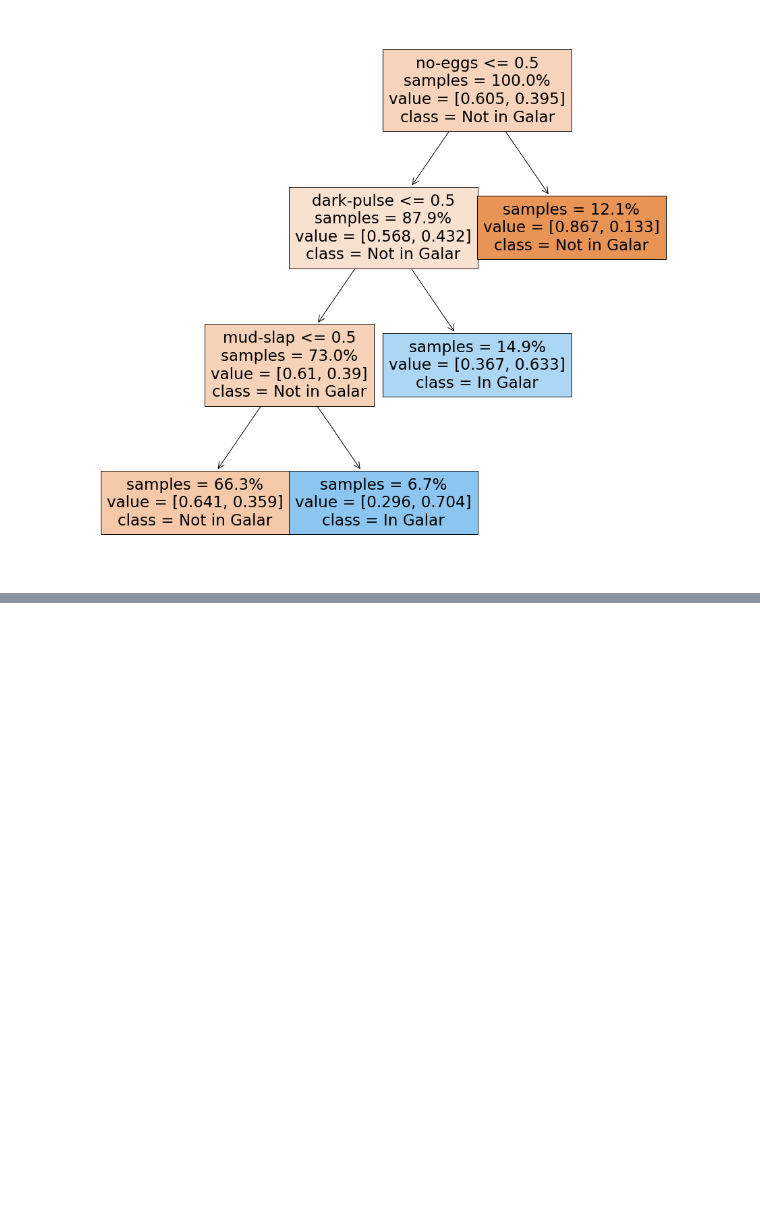
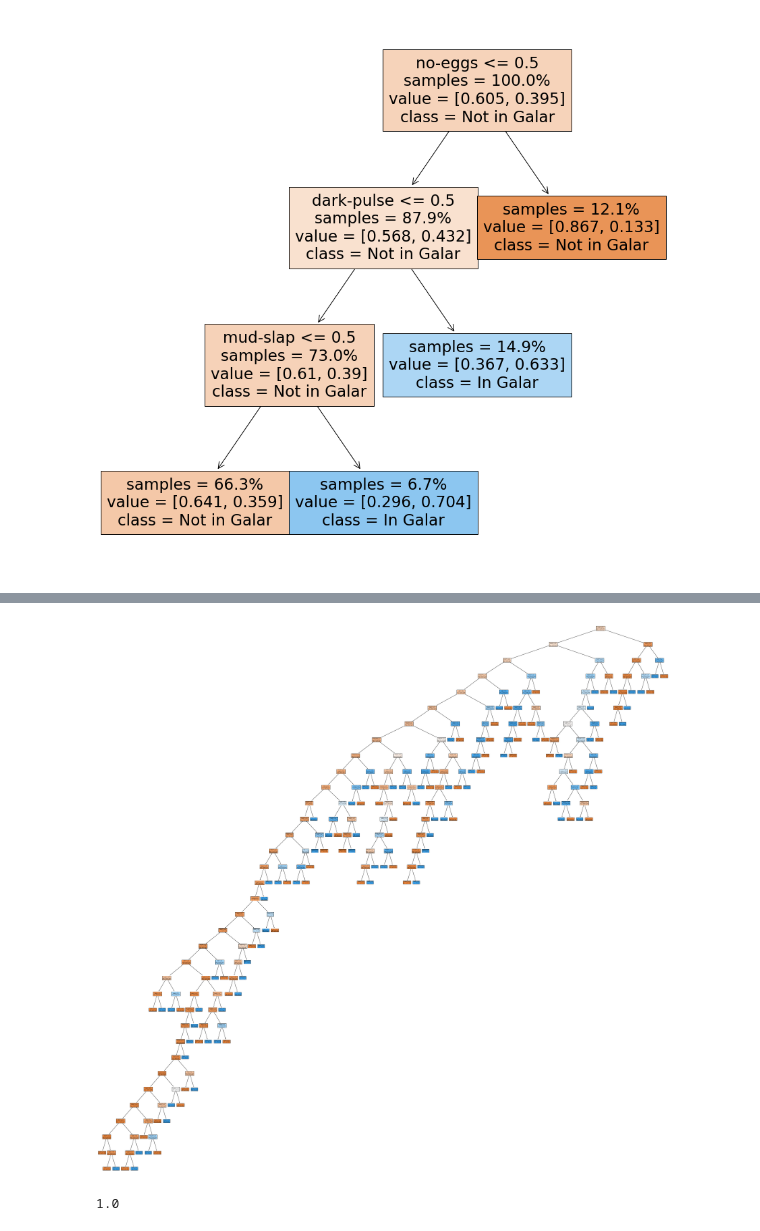
Before and after one commit to nwrim/small_projects, a Jupyter notebook: Pokemon_included_Galar_decision_tree.ipynb, the cells around one changed output, grey strips where cells are left out. Drawn from its saved outputs; the diff is of its cells as text; code cells hidden in the pictures; blank space fills up the shorter version.

```diff
--- a/Pokemon_included_Galar_decision_tree.ipynb
+++ b/Pokemon_included_Galar_decision_tree.ipynb
@@ -221,0 +258,15 @@ plot_tree(clf, ax=ax, feature_names=X.columns, filled=True,
+# %%
+# tree using all variable
+X = all_df.drop(columns=['galar'])
+y = all_df['galar'].astype('bool')
+clf = DecisionTreeClassifier(random_state=0).fit(X, y)
+fig, ax = plt.subplots(figsize=(50, 50))
+plot_tree(clf, ax=ax, feature_names=X.columns, filled=True,
+          class_names=['Not in Galar', 'In Galar'],
+          impurity=False, proportion=True);
+# %% [output]
+[figure, added]
+# %%
+clf.score(X, y)
+# %% [output]
+1.0
```
Also changed, not shown: parts of 18 cells of this notebook.
